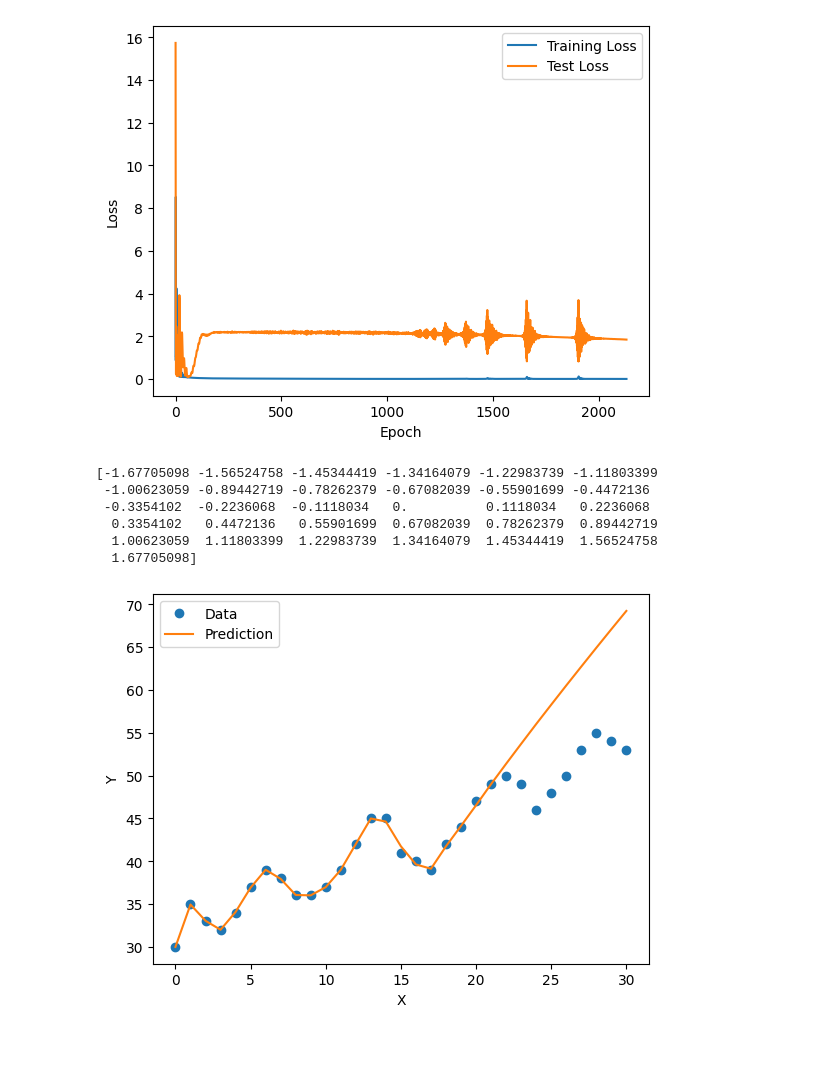
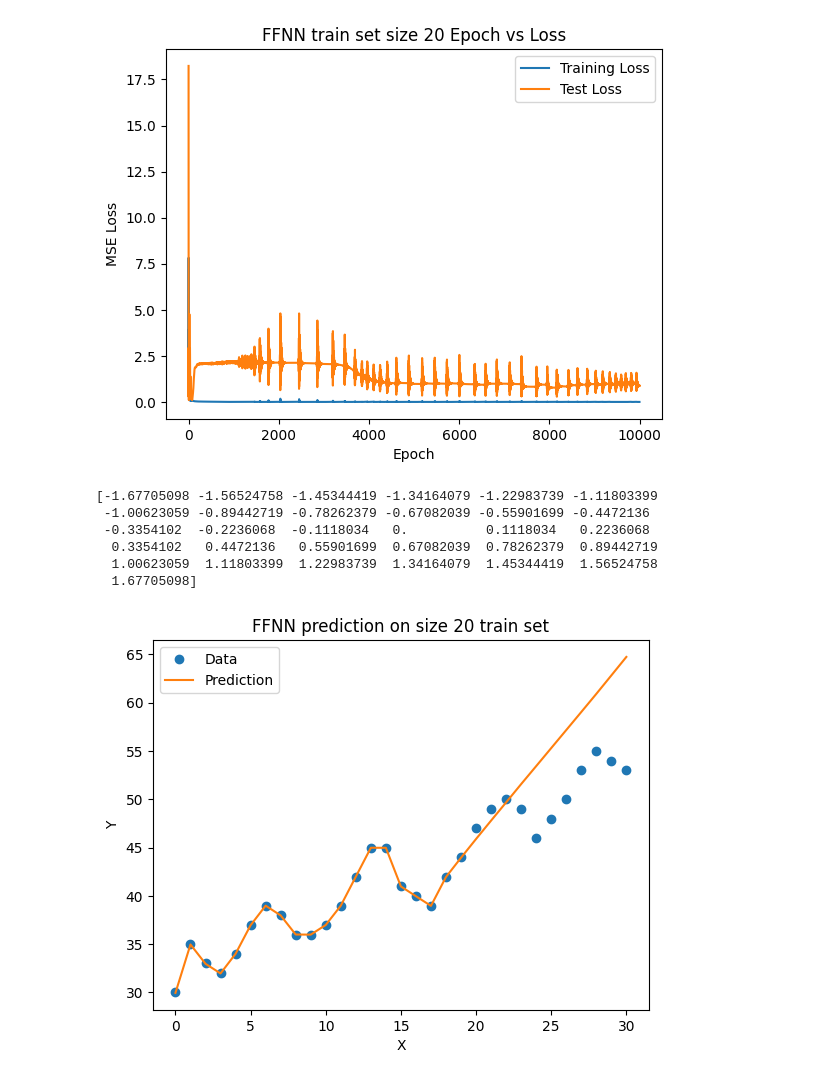
Before and after one commit to ChenQiyue8/EE399A, a Jupyter notebook: HW4/EE393HW4.ipynb, the cells around one changed output. Cells and saved outputs as stored; diff of their text form; code cells hidden in the pictures; blank space fills up the shorter version.

```diff
--- a/HW4/EE393HW4.ipynb
+++ b/HW4/EE393HW4.ipynb
@@ -9,0 +25,6 @@ from sklearn.preprocessing import StandardScaler
+# %%
+if torch.cuda.is_available():
+    device = torch.device("cuda")
+else:
+    device = torch.device("cpu")
+print(device)
@@ -15,3 +49,0 @@ sz = 10 # number of neruals in the hidden layer
-# %%
-X = torch.tensor(X, dtype = torch.float)
-Y = torch.tensor(Y, dtype = torch.float)
@@ -42,12 +50,11 @@ X_test, Y_test = X[20:], Y[20:]
 # %%
-
 # Convert data to PyTorch tensors
 X_train_tensor = Variable(torch.Tensor(X_train).unsqueeze(1))
 Y_train_tensor = Variable(torch.Tensor(Y_train).unsqueeze(1))
 X_test_tensor = Variable(torch.Tensor(X_test).unsqueeze(1))
 Y_test_tensor = Variable(torch.Tensor(Y_test).unsqueeze(1))
 
-# Define the neural network model
+# Define the three layer neural network model
 class Net(torch.nn.Module):
     def __init__(self):
         super(Net, self).__init__()
@@ -62,9 +69,7 @@ class Net(torch.nn.Module):
         return x
 
 # Create an instance of the model
-net = Net()
-
-
+net = Net().to(device)
 
 # Define the loss function
 criterion = torch.nn.MSELoss()
@@ -72,14 +77,15 @@ criterion = torch.nn.MSELoss()
 # Define the optimizer
 optimizer = torch.optim.Adam(net.parameters(), lr=0.01)
 
+# Part (ii)
 # Train the model
 num_epochs = 10000
 train_losses = []
 test_losses = []
 for epoch in range(num_epochs):
     # Forward pass
-    outputs = net(X_train_tensor.unsqueeze(1))
-    loss = criterion(outputs, Y_train_tensor.unsqueeze(1))
+    outputs = net(X_train_tensor.unsqueeze(1).to(device))
+    loss = criterion(outputs, Y_train_tensor.unsqueeze(1).to(device))
 
     # Backward and optimize
     optimizer.zero_grad()
@@ -88,16 +94,11 @@ for epoch in range(num_epochs):
 
     # Compute training and test loss for monitoring
     train_losses.append(loss.item())
-    test_outputs = net(X_test_tensor.unsqueeze(1))
-    test_loss = criterion(test_outputs, Y_test_tensor.unsqueeze(1))
+    test_outputs = net(X_test_tensor.unsqueeze(1).to(device))
+    test_loss = criterion(test_outputs, Y_test_tensor.unsqueeze(1).to(device))
     test_losses.append(test_loss.item())
 
     # Print progress
     if (epoch+1) % 1000 == 0:
         print(f'Epoch [{epoch+1}/{num_epochs}], Training Loss: {loss.item():.4f}, Test Loss: {test_loss.item():.4f}')
-
-    if (loss < 0.001):
-      print(f'Epoch [{epoch+1}/{num_epochs}], Training Loss: {loss.item():.4f}, Test Loss: {test_loss.item():.4f}')
-      print('\nModel is not improving, so we halt the training session.')
-      break
 # %% [output]
@@ -110,25 +116,13 @@ Model is not improving, so we halt the training session.
 # Plot the loss curve
 plt.plot(train_losses, label='Training Loss')
 plt.plot(test_losses, label='Test Loss')
+plt.title('FFNN train set size 20 Epoch vs Loss')
 plt.xlabel('Epoch')
-plt.ylabel('Loss')
+plt.ylabel('MSE Loss')
 plt.legend()
 plt.show()
-
-# # Evaluate the model on the full data range
-# X_tensor = Variable(torch.Tensor(X_n))
-# Y_pred = normal_process.inverse_transform(net(X_tensor).detach().numpy())
-
-# print(Y_pred)
-# # Plot the predicted curve
-# plt.plot(X, Y, 'o', label='Data')
-# plt.plot(X, Y_pred, label='Prediction')
-# plt.xlabel('X')
-# plt.ylabel('Y')
-# plt.legend()
-# plt.show()
 # %% [output]
-[figure, old version]
+[figure, new version]
 # %%
 print(X)
 # %% [output]
@@ -141,16 +135,17 @@ print(X)
 # %%
 # De-normalize the predicted output
 X_tensor = Variable(torch.Tensor(X).unsqueeze(1))
-Y_pred = net(X_tensor).detach().numpy()
+Y_pred1 = net(X_tensor.to(device)).cpu().detach().numpy() * Ystd + Ymean
 
 
 # Plot the predicted curve with de-normalized data
 plt.plot(X * Xstd + Xmean, Y * Ystd + Ymean, 'o', label='Data')
-plt.plot(X * Xstd + Xmean, Y_pred * Ystd + Ymean, label='Prediction')
+plt.plot(X * Xstd + Xmean, Y_pred1, label='Prediction')
+plt.title('FFNN prediction on size 20 train set')
 plt.xlabel('X')
 plt.ylabel('Y')
 plt.legend()
 plt.show()
 # %% [output]
-[figure, old version]
+[figure, new version]
 # %%
```
Also changed, not shown: parts of 26 cells of this notebook, 3 other files.
